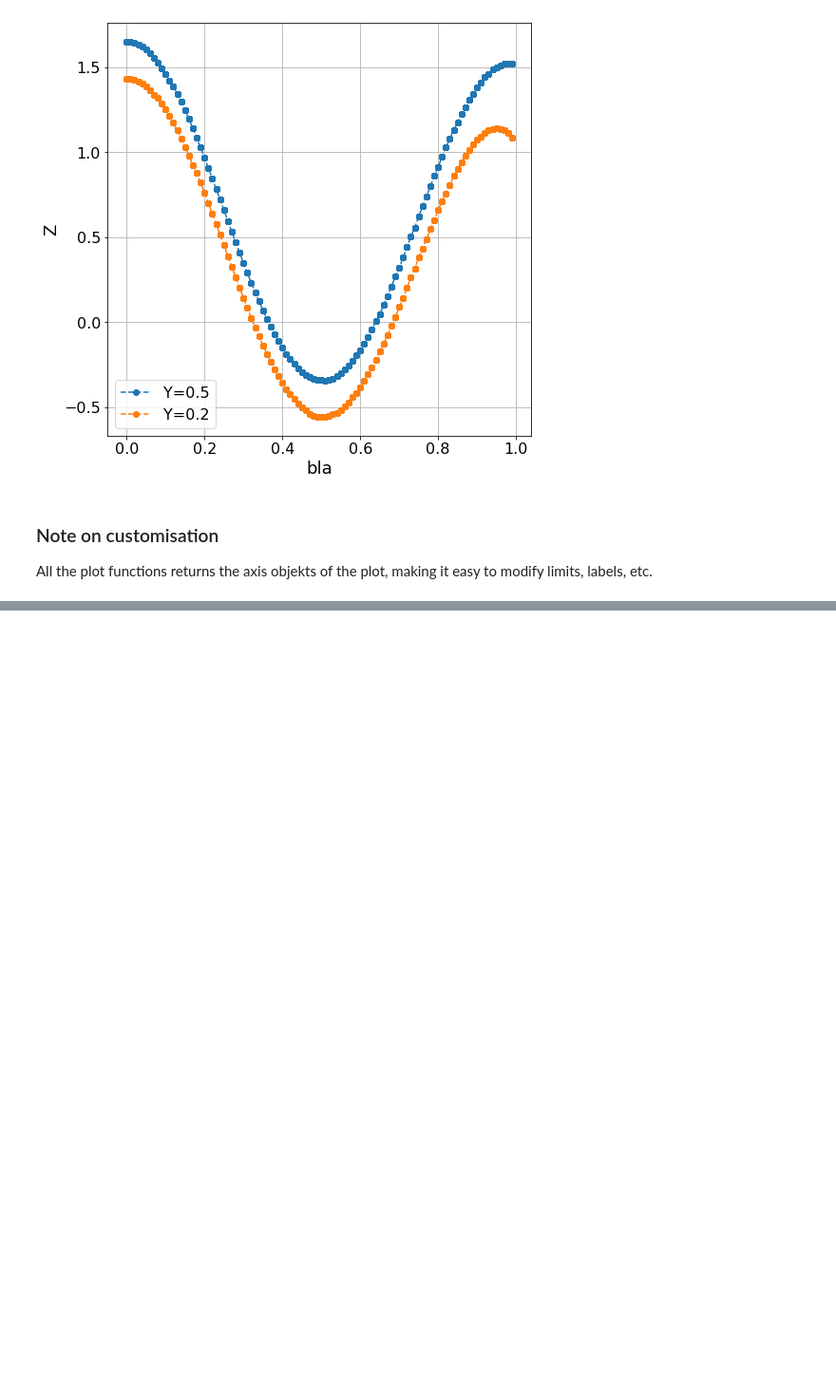
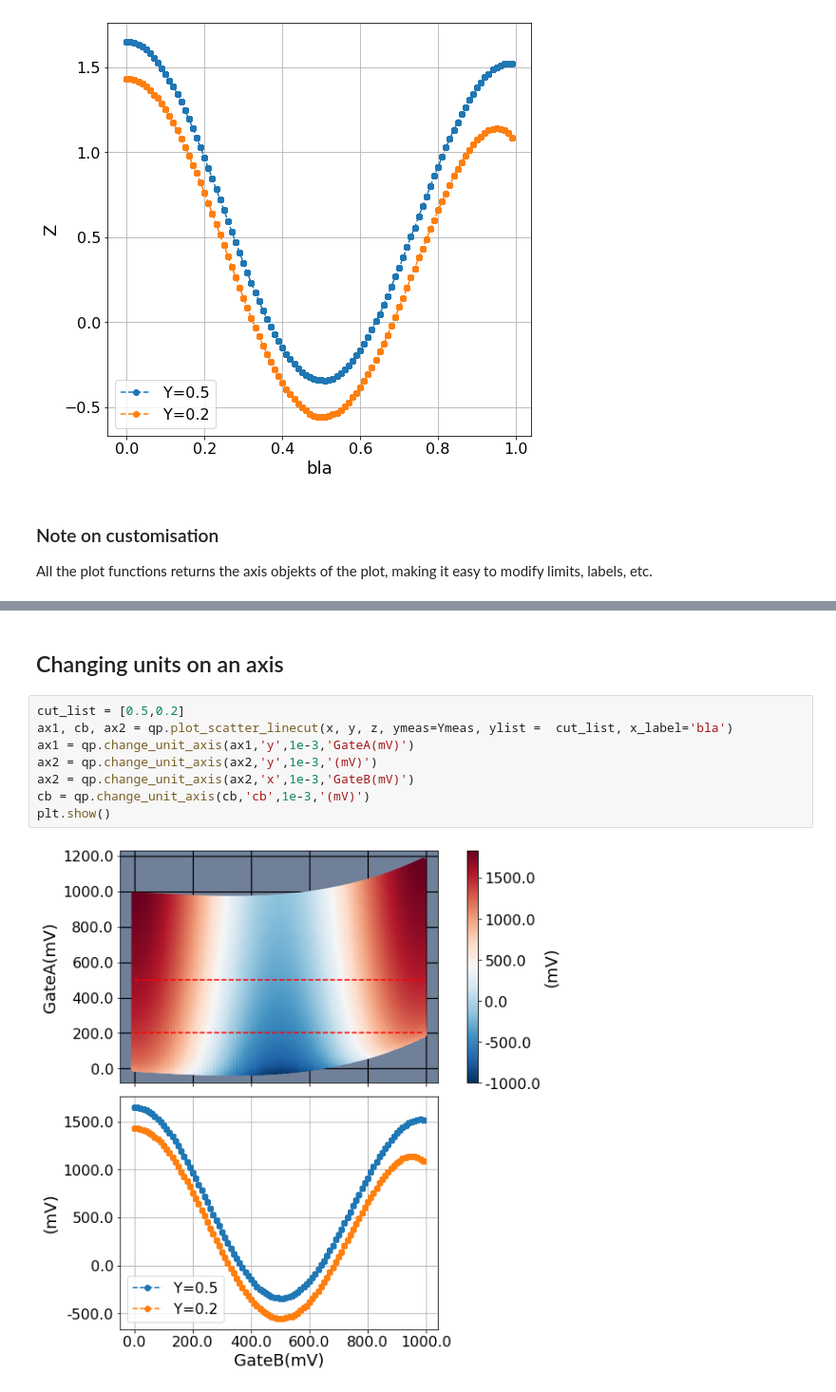
Before and after one commit to qdev-dk/QDevPlot, a Jupyter notebook: docs/example_notebooks/scatter_plot.ipynb, the cells around one changed output, grey strips where cells are left out. Shown at 95% size. Saved outputs shown, nothing was run; the diff lists cells and outputs as text; blank space fills up the shorter version.

```diff
--- a/docs/example_notebooks/scatter_plot.ipynb
+++ b/docs/example_notebooks/scatter_plot.ipynb
@@ -70,0 +81,12 @@ ax2.legend(legend_handes[0],['hep','aaa'])
+# %% [markdown]
+## Changing units on an axis
+# %%
+cut_list = [0.5,0.2]
+ax1, cb, ax2 = qp.plot_scatter_linecut(x, y, z, ymeas=Ymeas, ylist =  cut_list, x_label='bla')
+ax1 = qp.change_unit_axis(ax1,'y',1e-3,'GateA(mV)')
+ax2 = qp.change_unit_axis(ax2,'y',1e-3,'(mV)')
+ax2 = qp.change_unit_axis(ax2,'x',1e-3,'GateB(mV)')
+cb = qp.change_unit_axis(cb,'cb',1e-3,'(mV)')
+plt.show()
+# %% [output]
+[figure, added]
```
Also changed, not shown: parts of 10 cells of this notebook.
